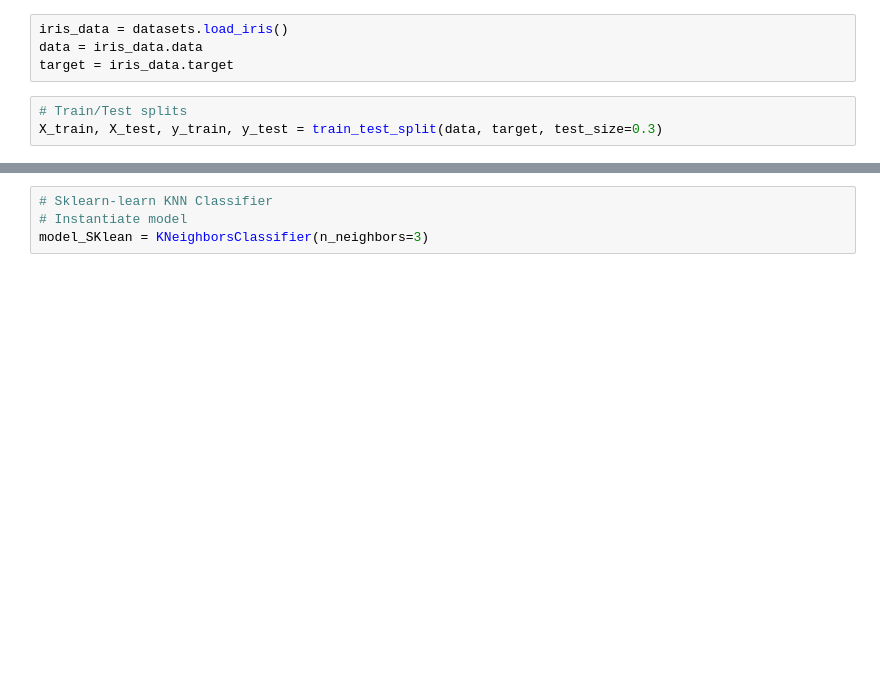
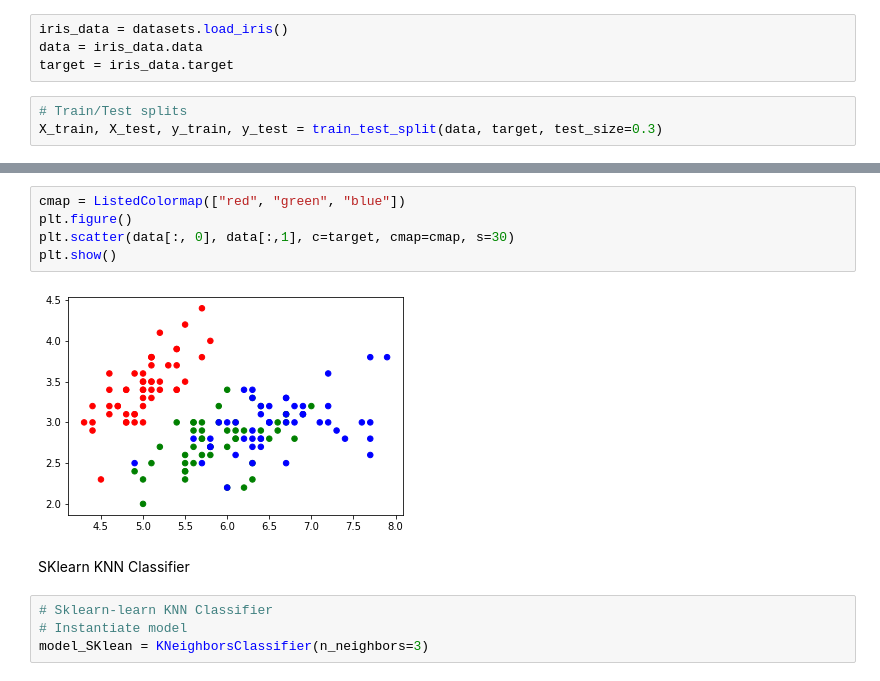
Before and after one commit to AmyBeisel/KNN-from-scratch, a Jupyter notebook: comparision.ipynb, the cells around one changed output, grey strips where cells are left out. Drawn from its saved outputs; the diff is of its cells as text; blank space fills up the shorter version.

```diff
--- a/comparision.ipynb
+++ b/comparision.ipynb
@@ -33,3 +32,12 @@ X_train, X_test, y_train, y_test = train_test_split(data, target, test_size=0.3)
+# %%
+cmap = ListedColormap(["red", "green", "blue"])
+plt.figure()
+plt.scatter(data[:, 0], data[:,1], c=target, cmap=cmap, s=30)
+plt.show()
+# %% [output]
+[figure, added]
+# %% [markdown]
+SKlearn KNN Classifier
 # %%
 # Sklearn-learn KNN Classifier
 # Instantiate model
```
Also changed, not shown: parts of 16 cells of this notebook.
